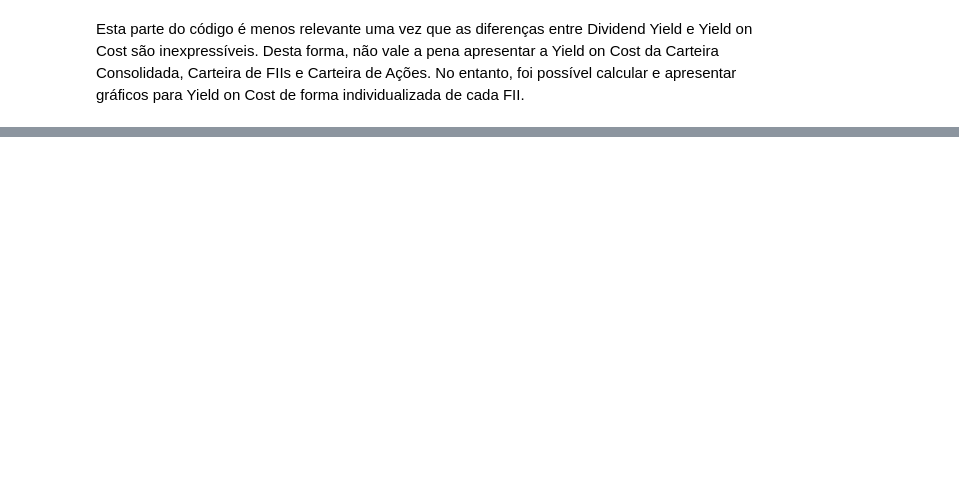
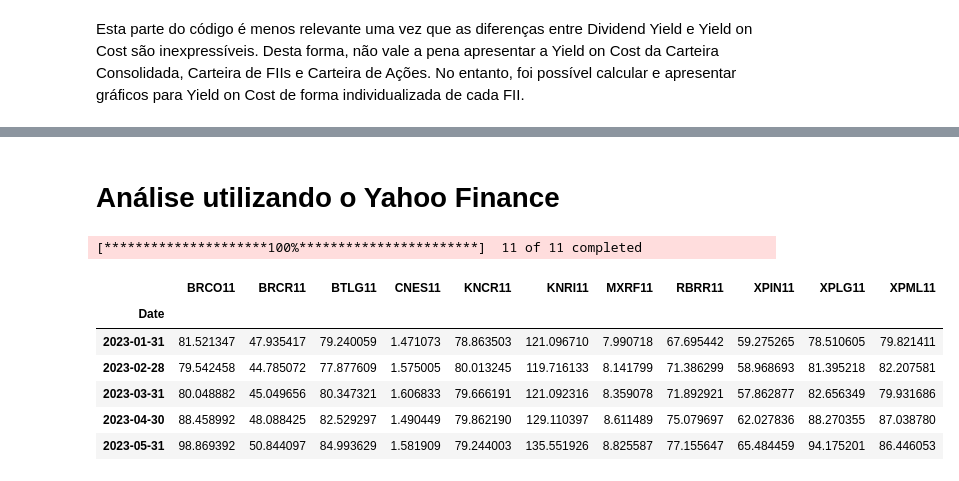
Before and after one commit to renato747/Analise_de_Portefolio, a Jupyter notebook: Carteira_Investimentos.ipynb, the cells around one changed output, grey strips where cells are left out. Saved outputs shown, nothing was run; the diff lists cells and outputs as text; code cells hidden in the pictures; blank space fills up the shorter version.

```diff
--- a/Carteira_Investimentos.ipynb
+++ b/Carteira_Investimentos.ipynb
@@ -1737,3 +1737,5 @@ for produto in Dividend_Yield_filtrado.index:
 [interactive output not drawn]
 [interactive output not drawn]
 [interactive output not drawn]
+# %% [markdown]
+# **Análise utilizando o Yahoo Finance**
@@ -1739,0 +1768,36 @@ for produto in Dividend_Yield_filtrado.index:
+# %%
+'''
+Definir os FIIs que Estão na Carteira
+
+'''
+# Lista de FIIs que não estão mais na carteira
+fiis_remover = ['BTAL11', 'PVBI11', 'VINO11']
+
+# Filtrar os tickers de FIIs que permanecem na carteira
+tickers_fiis = [ticker for ticker in pivot_quantidade_cotas.index.tolist() if ticker not in fiis_remover]
+# %%
+'''
+Obter Preços Ajustados Mensais
+
+'''
+# Data inicial e final para o período
+start_date = "2023-01-01"  # Data inicial
+end_date = "2024-10-31"    # Data final
+
+# Obter preços ajustados mensais
+df_precos_ajustados_mensal = obter_precos_ajustados_mensal(tickers_fiis, start_date, end_date)
+
+# Remover o timezone para garantir que o índice de data esteja alinhado
+df_precos_ajustados_mensal.index = df_precos_ajustados_mensal.index.tz_localize(None)
+
+# Exibir os preços ajustados mensais para verificação
+df_precos_ajustados_mensal.head()
+# %% [output]
+[*********************100%***********************]  11 of 11 completed
+|  | BRCO11 | BRCR11 | BTLG11 | CNES11 | KNCR11 | KNRI11 | MXRF11 | RBRR11 | XPIN11 | XPLG11 | XPML11 |
+| Date |  |  |  |  |  |  |  |  |  |  |  |
+| 2023-01-31 | 81.521347 | 47.935417 | 79.240059 | 1.471073 | 78.863503 | 121.096710 | 7.990718 | 67.695442 | 59.275265 | 78.510605 | 79.821411 |
+| 2023-02-28 | 79.542458 | 44.785072 | 77.877609 | 1.575005 | 80.013245 | 119.716133 | 8.141799 | 71.386299 | 58.968693 | 81.395218 | 82.207581 |
+| 2023-03-31 | 80.048882 | 45.049656 | 80.347321 | 1.606833 | 79.666191 | 121.092316 | 8.359078 | 71.892921 | 57.862877 | 82.656349 | 79.931686 |
+| 2023-04-30 | 88.458992 | 48.088425 | 82.529297 | 1.490449 | 79.862190 | 129.110397 | 8.611489 | 75.079697 | 62.027836 | 88.270355 | 87.038780 |
+| 2023-05-31 | 98.869392 | 50.844097 | 84.993629 | 1.581909 | 79.244003 | 135.551926 | 8.825587 | 77.155647 | 65.484459 | 94.175201 | 86.446053 |
```
Also changed, not shown: parts of 13 cells of this notebook.
